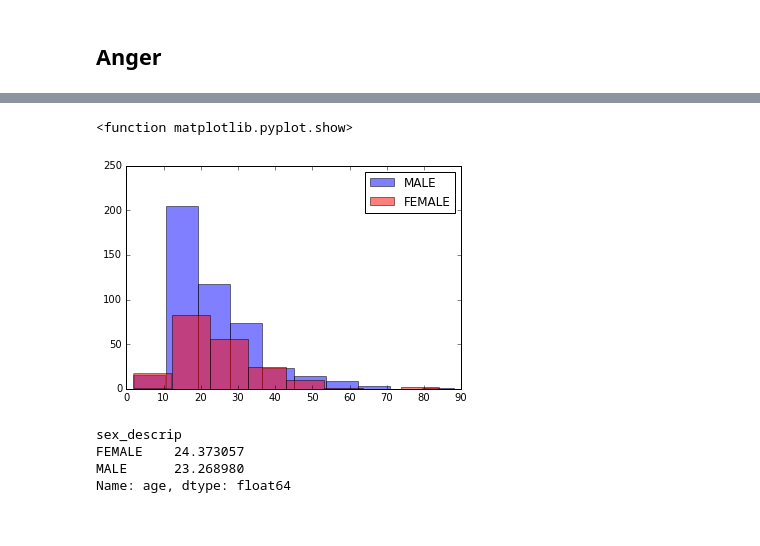
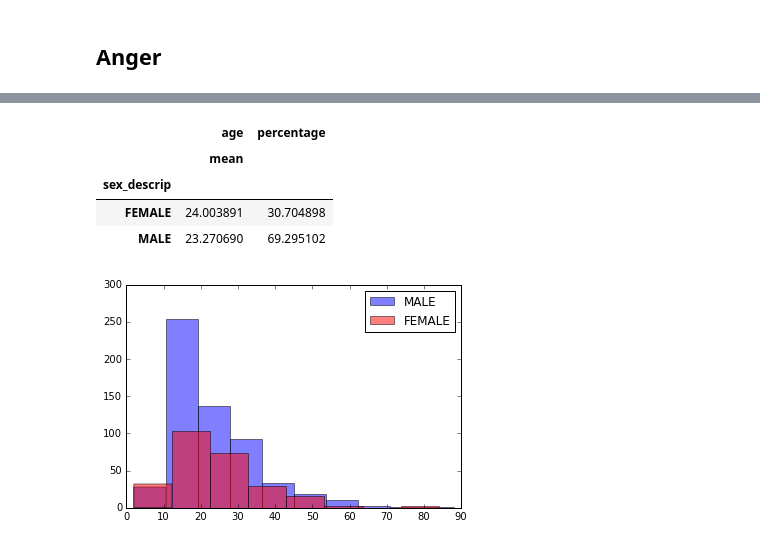
Before and after one commit to pzhou11/MIDS, a Jupyter notebook: Python_Project2/Project2_Omar.ipynb, the cells around one changed output, grey strips where cells are left out. Cells and saved outputs as stored; diff of their text form; code cells hidden in the pictures.

Commit message:
Pushing census data file and latest version of my notebook

```diff
--- a/Python_Project2/Project2_Omar.ipynb
+++ b/Python_Project2/Project2_Omar.ipynb
@@ -143,5 +143,6 @@ def notereader(dataframe):
     return output_dict
 
 pd.options.display.max_colwidth = 1000
+pd.set_option('float_format', '{:.1f}'.format)
 # %%
 df1.dtypes
@@ -204,4 +387,4 @@ dfjunk.groupby('trmt_date')['age'].count().sort_values(ascending=False).head(20)
 # %%
-dfanger = textfind(df1, 'Notes', '\sANGRY\s|\sANGER\s|\sMAD\s')[df1['age'] < 121]
+dfanger = textfind(df1, 'Notes', '\sANGRY\s|\sANGER\s|\sMAD\s|FRUSTRATED|UPSET')[df1['age'] < 121]
 len(dfanger)
 # %% [output]
@@ -214,17 +395,19 @@ dfanger.groupby('sex_descrip')['age'].count().plot.bar()
 # %%
 anger_M_plot = dfanger[dfanger.sex_descrip == 'MALE'].age
 anger_F_plot =dfanger[dfanger.sex_descrip == 'FEMALE'].age
 anger_m = plt.hist(anger_M_plot,alpha=0.5, bins = 10, color = 'blue',label='MALE')
 anger_f = plt.hist(anger_F_plot,alpha=0.5, bins = 8,color = 'red',label='FEMALE')
 plt.legend()
 plt.show
+
+anger_sort = {'CPSC Case #':['count'], 'age':['mean']}
+anger_table = pd.DataFrame(dfanger.groupby('sex_descrip').agg(anger_sort))
+anger_table['percentage'] = anger_table['CPSC Case #'].apply(lambda x: 100*x/float(x.sum()))
+anger_table[['age','percentage']]
 # %% [output]
-<function matplotlib.pyplot.show>
+|  | age | percentage |
+|  | mean |  |
+| sex_descrip |  |  |
+| FEMALE | 24.003891 | 30.704898 |
+| MALE | 23.270690 | 69.295102 |
-[figure, old version]
+[figure, new version]
-# %%
-dfanger.groupby('sex_descrip')['age'].mean()
-# %% [output]
-sex_descrip
-FEMALE    24.373057
-MALE      23.268980
-Name: age, dtype: float64
```
Also changed, not shown: parts of 72 cells of this notebook, 1 other file.
